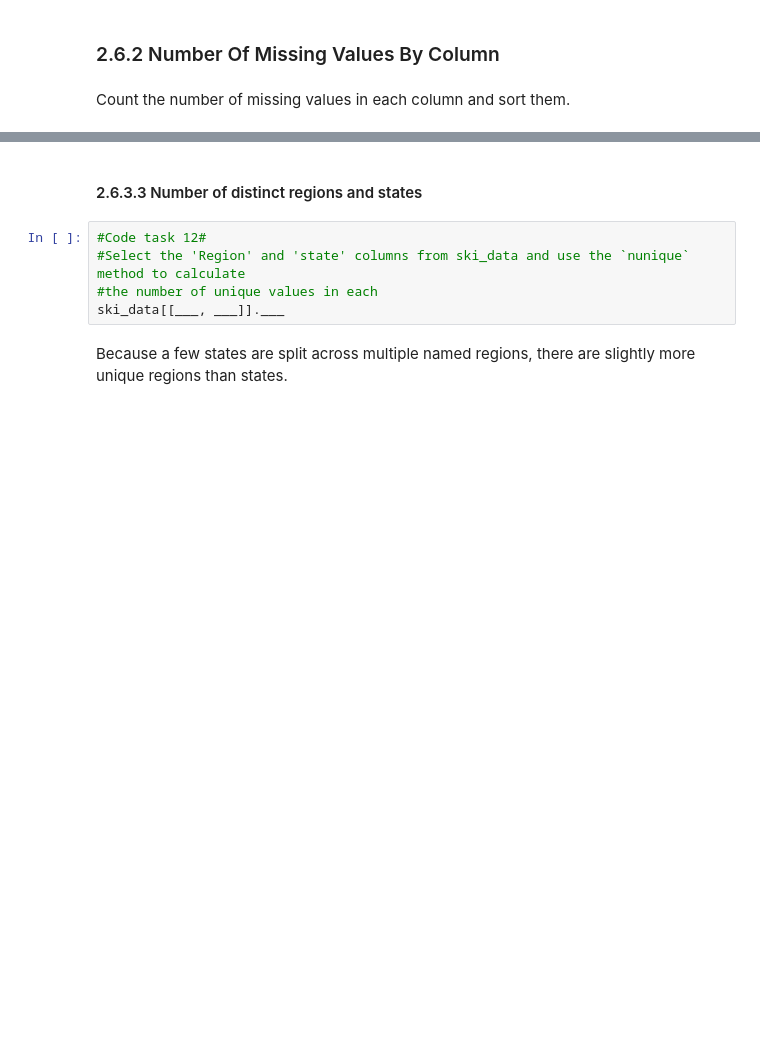
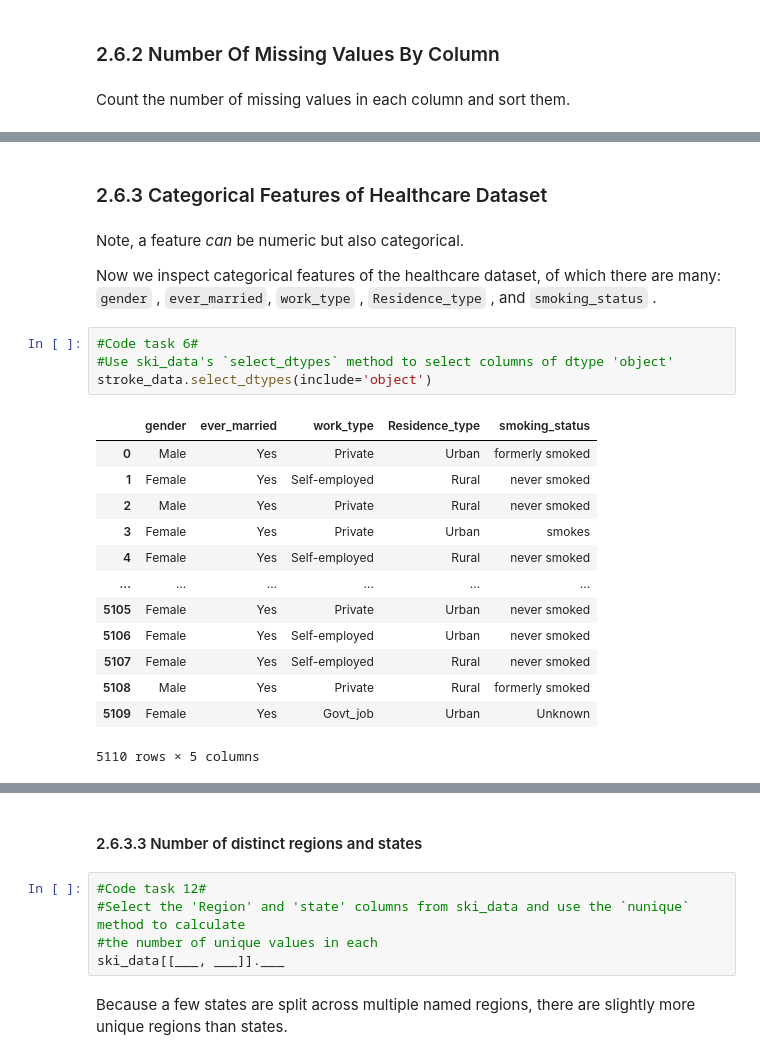
Before and after one commit to FayD21/Capstone-2-Stroke-Prediction, a Jupyter notebook: Notebooks/02_data_wrangling.ipynb, the cells around one changed output, grey strips where cells are left out. Cells and saved outputs as stored; diff of their text form; blank space fills up the shorter version.

```diff
--- a/Notebooks/02_data_wrangling.ipynb
+++ b/Notebooks/02_data_wrangling.ipynb
@@ -244,0 +201,24 @@ The vast majority of the differences are in California, with most Regions being
+# %% [markdown]
+### 2.6.3 Categorical Features of Healthcare Dataset<a id='2.6.3_Categorical_Features'></a>
+# %% [markdown]
+Note, a feature _can_ be numeric but also categorical.
+
+Now we inspect categorical features of the healthcare dataset, of which there are many: `gender` , `ever_married`, `work_type` , `Residence_type` , and `smoking_status` .
+# %%
+#Code task 6#
+#Use ski_data's `select_dtypes` method to select columns of dtype 'object'
+stroke_data.select_dtypes(include='object')
+# %% [output]
+|  | gender | ever_married | work_type | Residence_type | smoking_status |
+| 0 | Male | Yes | Private | Urban | formerly smoked |
+| 1 | Female | Yes | Self-employed | Rural | never smoked |
+| 2 | Male | Yes | Private | Rural | never smoked |
+| 3 | Female | Yes | Private | Urban | smokes |
+| 4 | Female | Yes | Self-employed | Rural | never smoked |
+| ... | ... | ... | ... | ... | ... |
+| 5105 | Female | Yes | Private | Urban | never smoked |
+| 5106 | Female | Yes | Self-employed | Urban | never smoked |
+| 5107 | Female | Yes | Self-employed | Rural | never smoked |
+| 5108 | Male | Yes | Private | Rural | formerly smoked |
+| 5109 | Female | Yes | Govt_job | Urban | Unknown |
+5110 rows × 5 columns
```
Also changed, not shown: parts of 73 cells of this notebook.
